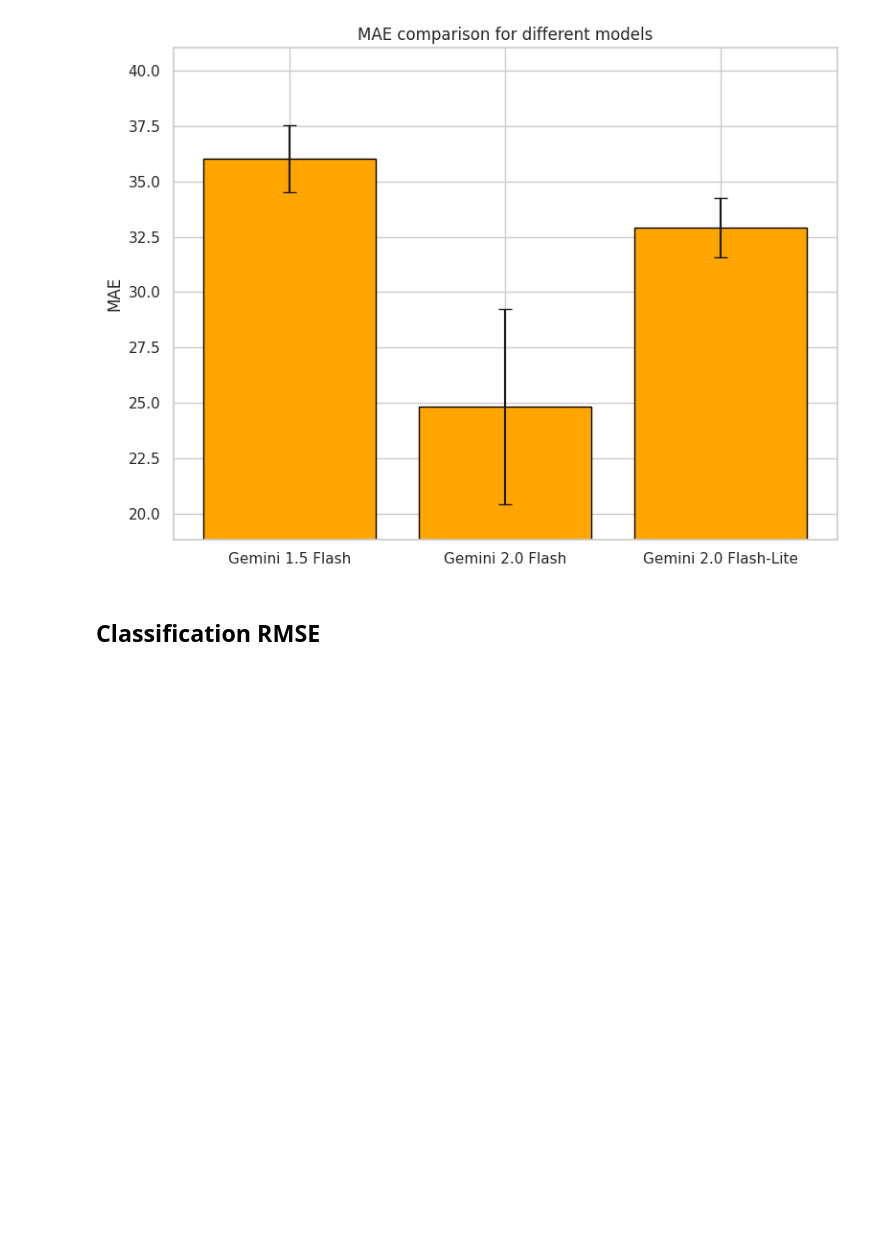
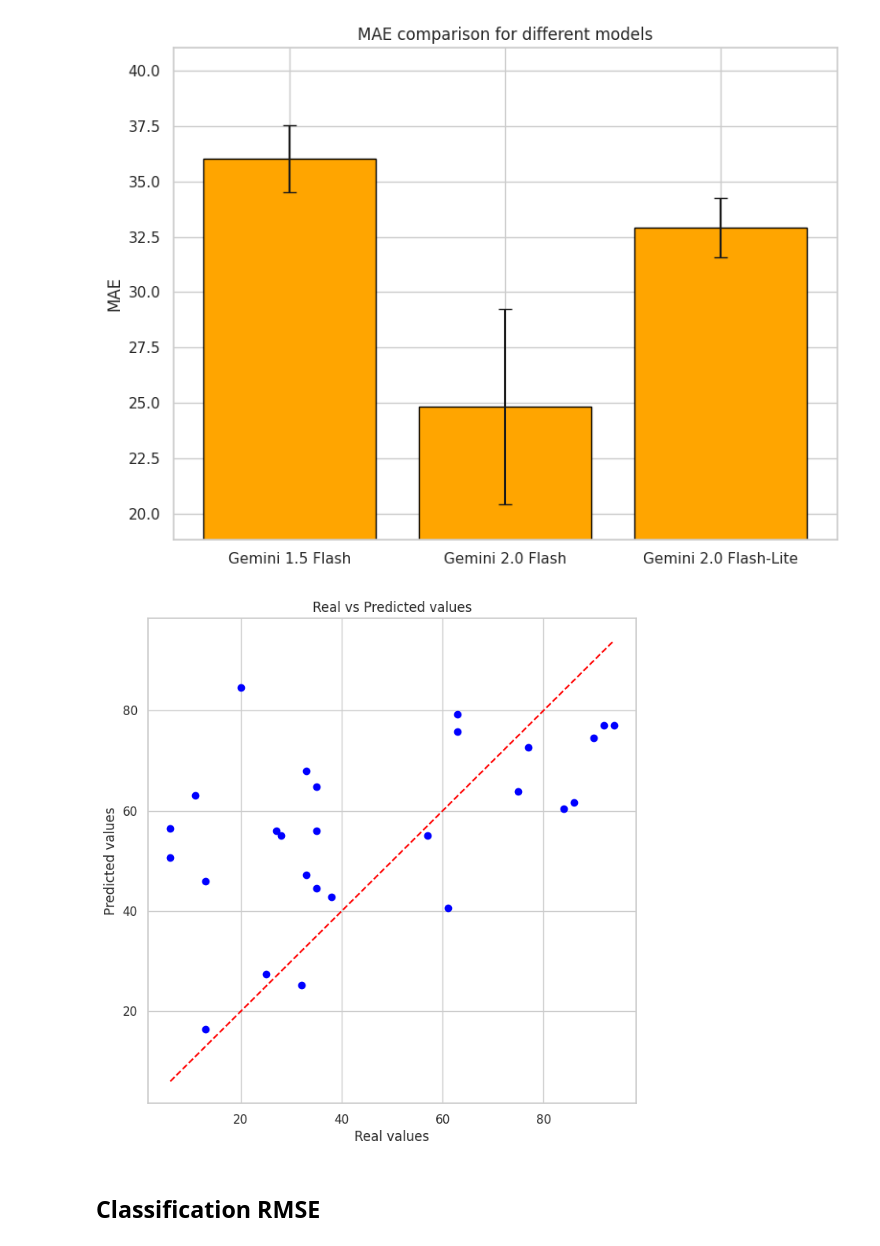
Before and after one commit to daKostych/Bachelor-Project-2025, a Jupyter notebook: llm_blog_generator/experiments/llm_blog_evaluator.ipynb, the cells around one changed output. Saved outputs shown, nothing was run; the diff lists cells and outputs as text; code cells hidden in the pictures; blank space fills up the shorter version.

```diff
--- a/llm_blog_generator/experiments/llm_blog_evaluator.ipynb
+++ b/llm_blog_generator/experiments/llm_blog_evaluator.ipynb
@@ -933,6 +1028,10 @@ MAE_error = calculate_error(norm_num_eval_results.groupby("Model")["MAE"].apply(
 show_metric_bar_plot(average_norm_num_eval_results["Model"], average_norm_num_eval_results["MAE"], "MAE", MAE_error)
 # %% [output]
 [figure]
+# %%
+show_scatter_plot(yval_score, np.mean(np.array(norm_num_eval_full["Gemini 2.0 Flash"]), axis=0))
+# %% [output]
+[figure, added]
 # %% [markdown]
 ## Classification RMSE
 # %%
```
Also changed, not shown: parts of 30 cells of this notebook.
